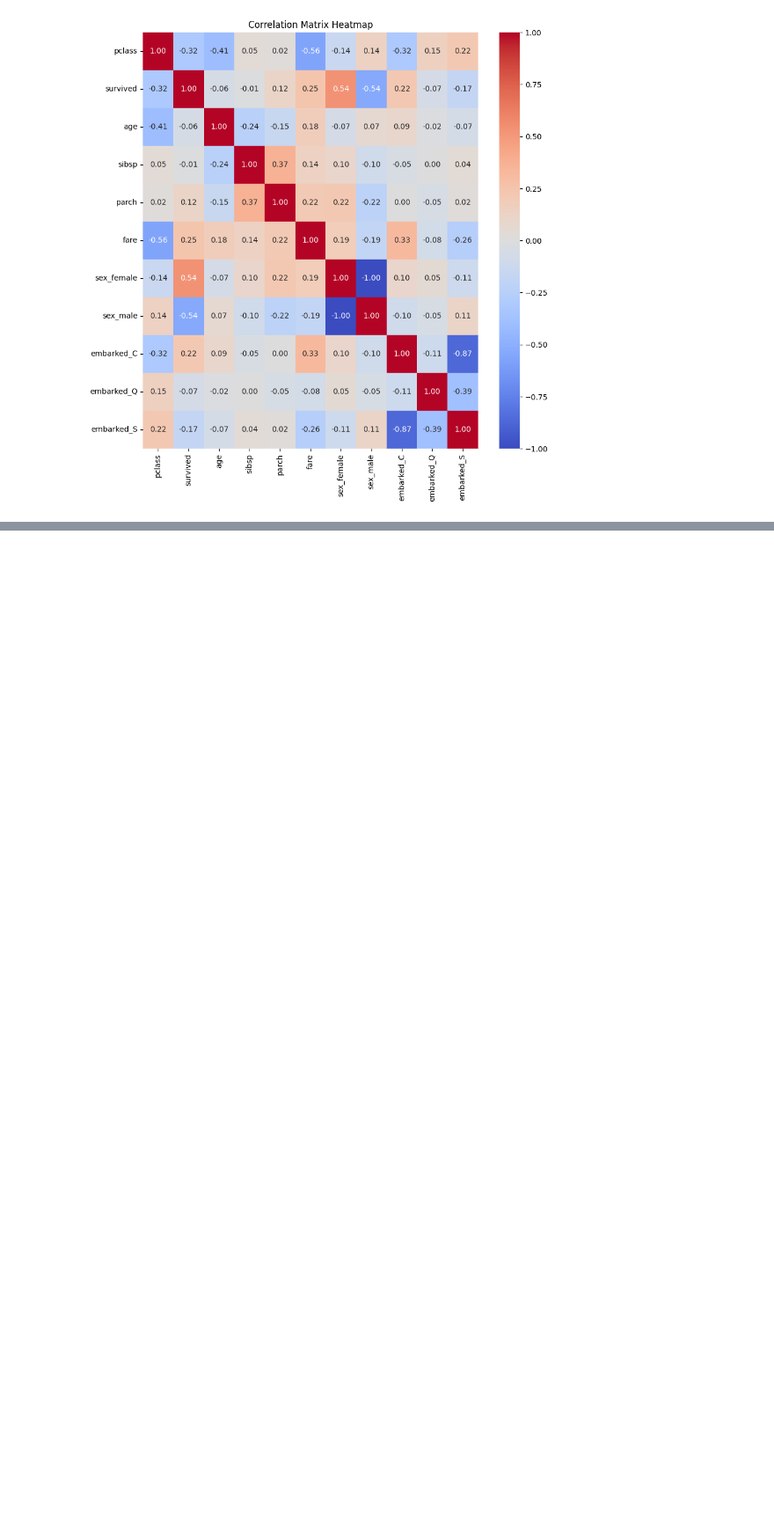
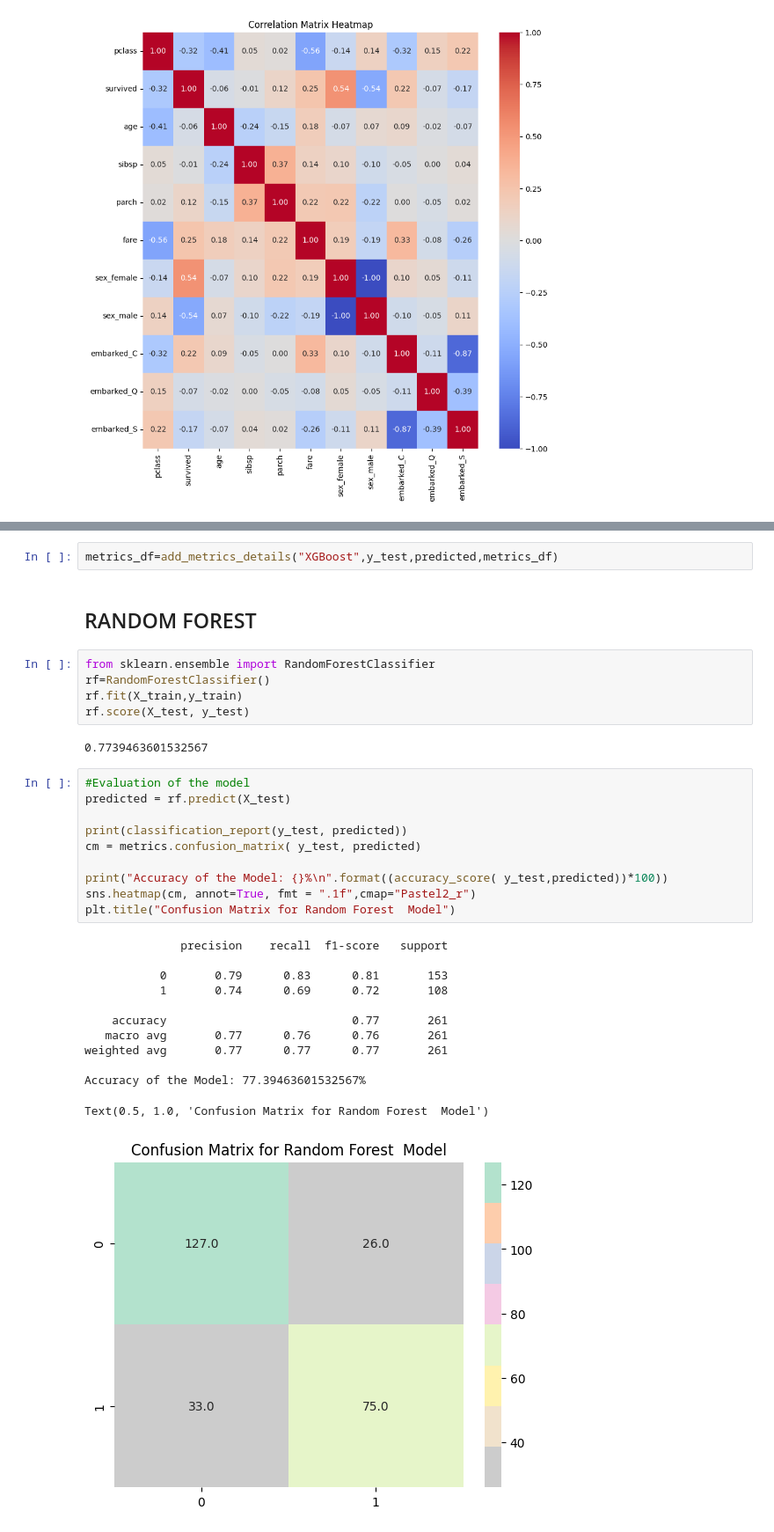
Before and after one commit to akshatraj1199/Bharat-intern, a Jupyter notebook: Titanic_Classification.ipynb, the cells around one changed output, grey strips where cells are left out. Shown at 88% size. Drawn from its saved outputs; the diff is of its cells as text; blank space fills up the shorter version.

```diff
--- a/Titanic_Classification.ipynb
+++ b/Titanic_Classification.ipynb
@@ -408,0 +578,34 @@ plt.show()
+# %%
+metrics_df=add_metrics_details("XGBoost",y_test,predicted,metrics_df)
+# %% [markdown]
+## RANDOM FOREST
+# %%
+from sklearn.ensemble import RandomForestClassifier
+rf=RandomForestClassifier()
+rf.fit(X_train,y_train)
+rf.score(X_test, y_test)
+# %% [output]
+0.7739463601532567
+# %%
+#Evaluation of the model
+predicted = rf.predict(X_test)
+
+print(classification_report(y_test, predicted))
+cm = metrics.confusion_matrix( y_test, predicted)
+
+print("Accuracy of the Model: {}%\n".format((accuracy_score( y_test,predicted))*100))
+sns.heatmap(cm, annot=True, fmt = ".1f",cmap="Pastel2_r")
+plt.title("Confusion Matrix for Random Forest  Model")
+# %% [output]
+              precision    recall  f1-score   support
+
+           0       0.79      0.83      0.81       153
+           1       0.74      0.69      0.72       108
+
+    accuracy                           0.77       261
+   macro avg       0.77      0.76      0.76       261
+weighted avg       0.77      0.77      0.77       261
+
+Accuracy of the Model: 77.39463601532567%
+Text(0.5, 1.0, 'Confusion Matrix for Random Forest  Model')
+[figure, added]
```
Also changed, not shown: parts of 33 cells of this notebook.
